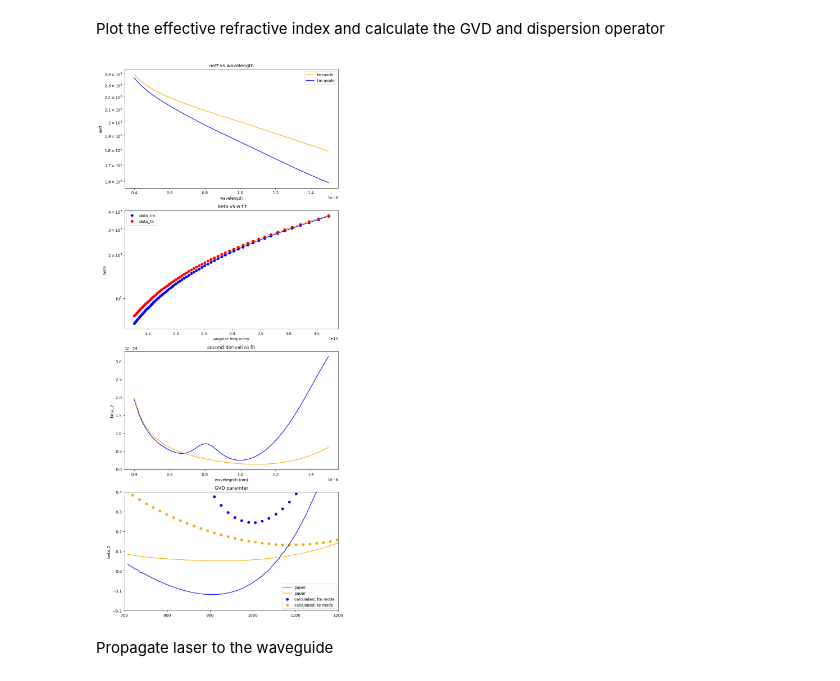
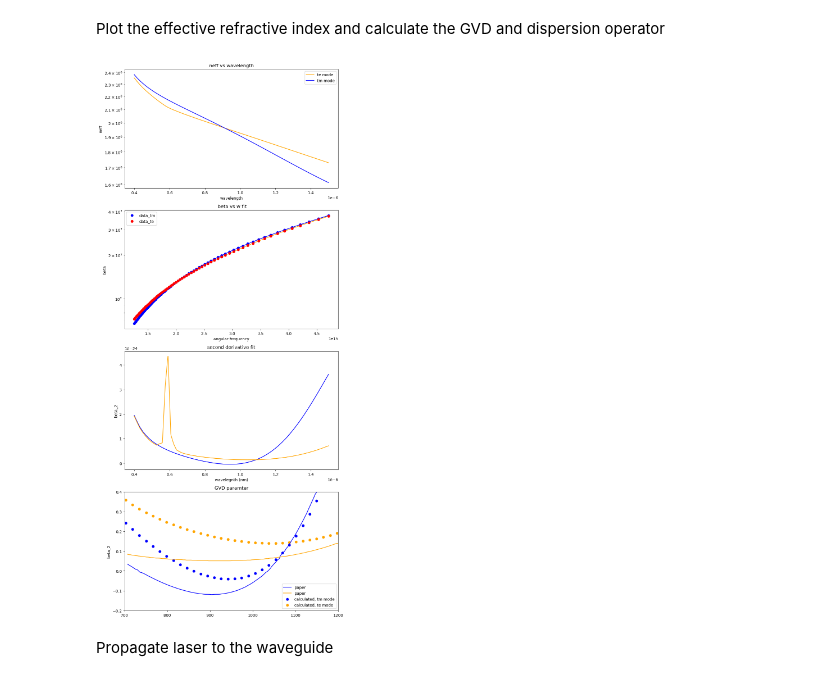
Before and after one commit to elizaleung830/SC-generation-stimulation, a Jupyter notebook: SCG_Stimulation/Benchmark/pynlo/Escale_M_2020/code/Fig_2_and_3.ipynb, the cells around one changed output. Drawn from its saved outputs; the diff is of its cells as text; code cells hidden in the pictures.

```diff
--- a/SCG_Stimulation/Benchmark/pynlo/Escale_M_2020/code/Fig_2_and_3.ipynb
+++ b/SCG_Stimulation/Benchmark/pynlo/Escale_M_2020/code/Fig_2_and_3.ipynb
@@ -127,7 +132,7 @@ from scipy.interpolate import UnivariateSpline
 from scipy.constants import speed_of_light as c
 import pandas as pd
 
-data = np.load(f"data_LNOI_y")
+data = np.load(f"data_LNOI_x")
 neff_list_tm = np.array(np.real(data['neff_list_tm']))
 neff_list_te = np.array(np.real(data['neff_list_te']))
 #wls = data['wls'] *1e-9
@@ -172,34 +177,34 @@ axs[2].set_ylabel("beta_2")
 axs[2].set_title("second derivative fit")
 axs[2].plot(w_range,y_spl_2d_tm(x_range) , color="blue")
 axs[2].plot(w_range,y_spl_2d_te(x_range) , color="orange")
 
 
 #-----------plot reference data __________________
 ref_tm = pd.read_csv("../reference_data/beta_tm.csv", dtype=np.float64)
 ref_tm_x, ref_tm_y = np.split(ref_tm.values, 2, axis=1)
 axs[3].plot(ref_tm_x, ref_tm_y, c="blue", label = "paper")
 
 ref_te = pd.read_csv("../reference_data/beta_te.csv", dtype=np.float64)
 ref_te_x, ref_te_y = np.split(ref_te.values, 2, axis=1)
 axs[3].plot(ref_te_x, ref_te_y, c="orange", label = "paper")
 
 #-----------beta_2 plot---------------------------
 beta_2_tm = y_spl_2d_tm(angular_freq(wls)) * 1e24
 beta_2_te = y_spl_2d_te(angular_freq(wls)) * 1e24
 
 axs[3].scatter(wls * 1e9, beta_2_tm, label = "calculated, tm mode", c="blue")
 axs[3].scatter(wls * 1e9, beta_2_te, label = "calculated, te mode", c="orange")
 
 axs[3].set_ylabel("beta_2")
 axs[3].set_ylim(-0.2,0.4)
 axs[3].set_xlim(700,1200)
 axs[3].set_title("GVD paramter")
 axs[3].legend()
 
 plt.tight_layout()
 plt.show()
 # %% [output]
-[figure, old version]
+[figure, new version]
 # %% [markdown]
 Propagate laser to the waveguide
 # %%
```
Also changed, not shown: parts of 1 cell of this notebook, 3 other files.
